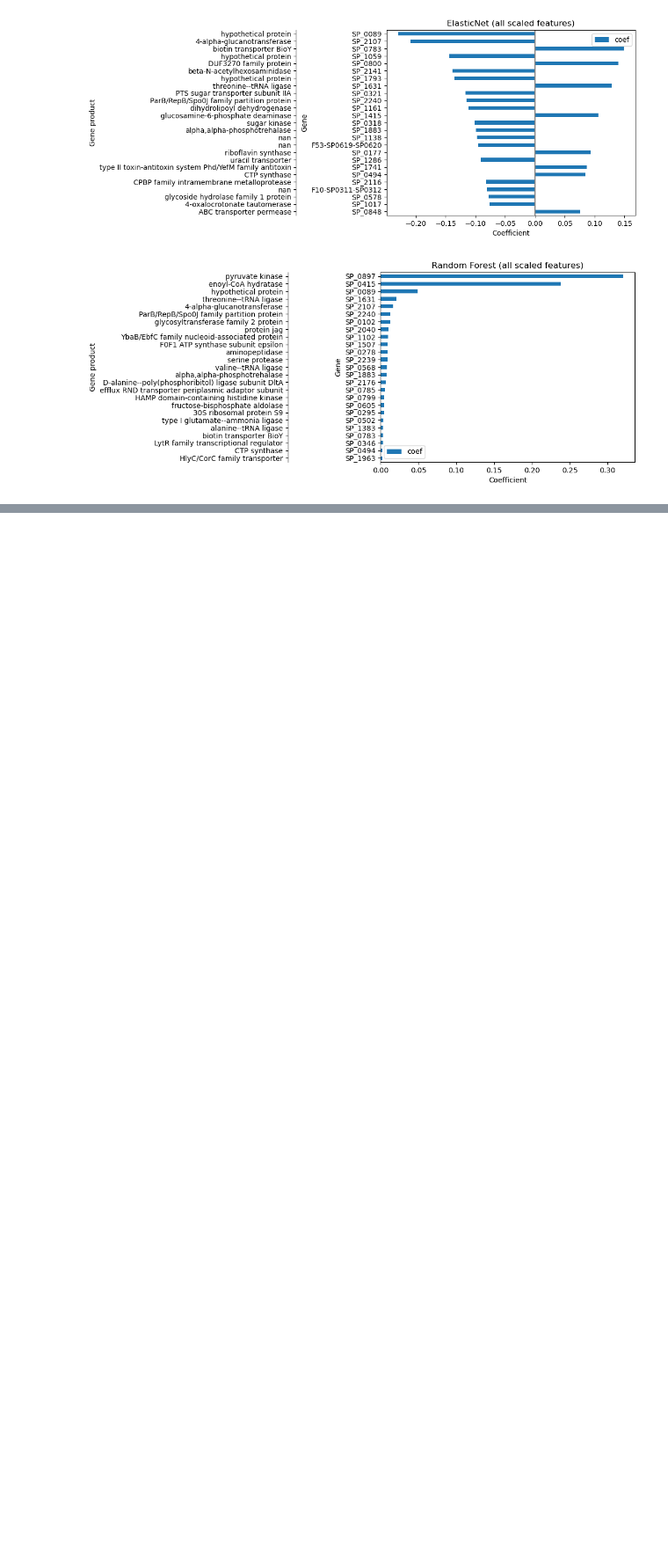
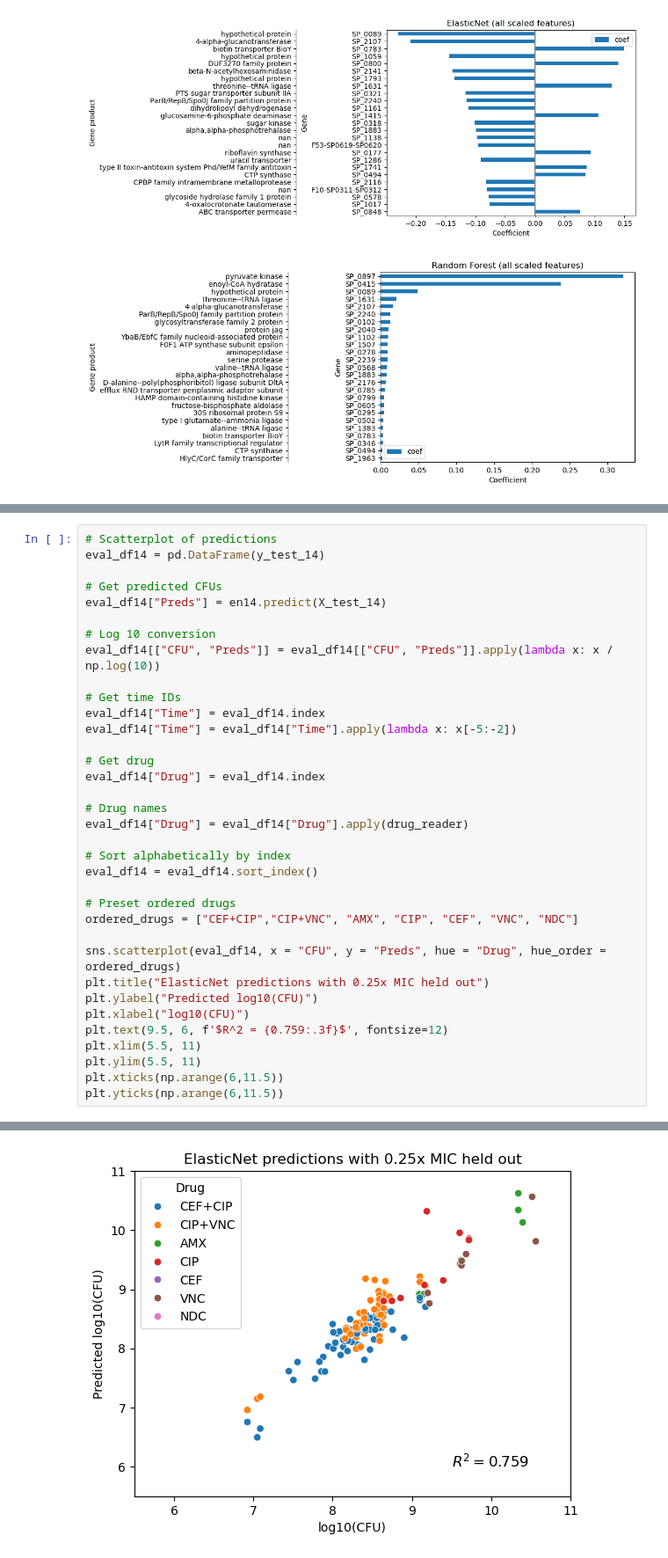
Before and after one commit to eddykang06/cfu_prediction, a Jupyter notebook: model3.ipynb, the cells around one changed output, grey strips where cells are left out. Shown at 88% size. Cells and saved outputs as stored; diff of their text form; blank space fills up the shorter version.

Commit message:
Trained held-out concentration models

```diff
--- a/model3.ipynb
+++ b/model3.ipynb
@@ -681,0 +719,36 @@ plot_coefs(feature_sort_tree(scaled_rf, X_scaled_train), 25, annotations, "Rando
+# %%
+# Scatterplot of predictions
+eval_df14 = pd.DataFrame(y_test_14)
+
+# Get predicted CFUs
+eval_df14["Preds"] = en14.predict(X_test_14)
+
+# Log 10 conversion
+eval_df14[["CFU", "Preds"]] = eval_df14[["CFU", "Preds"]].apply(lambda x: x / np.log(10))
+
+# Get time IDs
+eval_df14["Time"] = eval_df14.index
+eval_df14["Time"] = eval_df14["Time"].apply(lambda x: x[-5:-2])
+
+# Get drug
+eval_df14["Drug"] = eval_df14.index
+
+# Drug names
+eval_df14["Drug"] = eval_df14["Drug"].apply(drug_reader)
+
+# Sort alphabetically by index
+eval_df14 = eval_df14.sort_index()
+
+# Preset ordered drugs
+ordered_drugs = ["CEF+CIP","CIP+VNC", "AMX", "CIP", "CEF", "VNC", "NDC"]
+
+sns.scatterplot(eval_df14, x = "CFU", y = "Preds", hue = "Drug", hue_order = ordered_drugs)
+plt.title("ElasticNet predictions with 0.25x MIC held out")
+plt.ylabel("Predicted log10(CFU)")
+plt.xlabel("log10(CFU)")
+plt.text(9.5, 6, f'$R^2 = {0.759:.3f}$', fontsize=12)
+plt.xlim(5.5, 11)
+plt.ylim(5.5, 11)
+plt.xticks(np.arange(6,11.5))
+plt.yticks(np.arange(6,11.5))
+# %% [output]
@@ -681,0 +767 @@ plot_coefs(feature_sort_tree(scaled_rf, X_scaled_train), 25, annotations, "Rando
+[figure, added]
```
Also changed, not shown: parts of 17 cells of this notebook.
